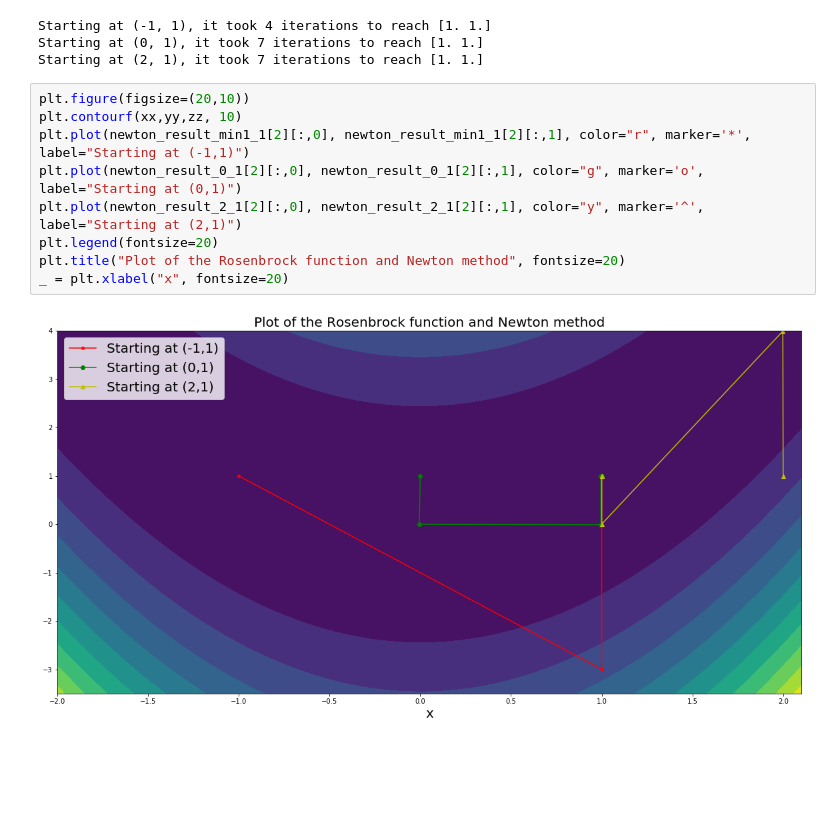
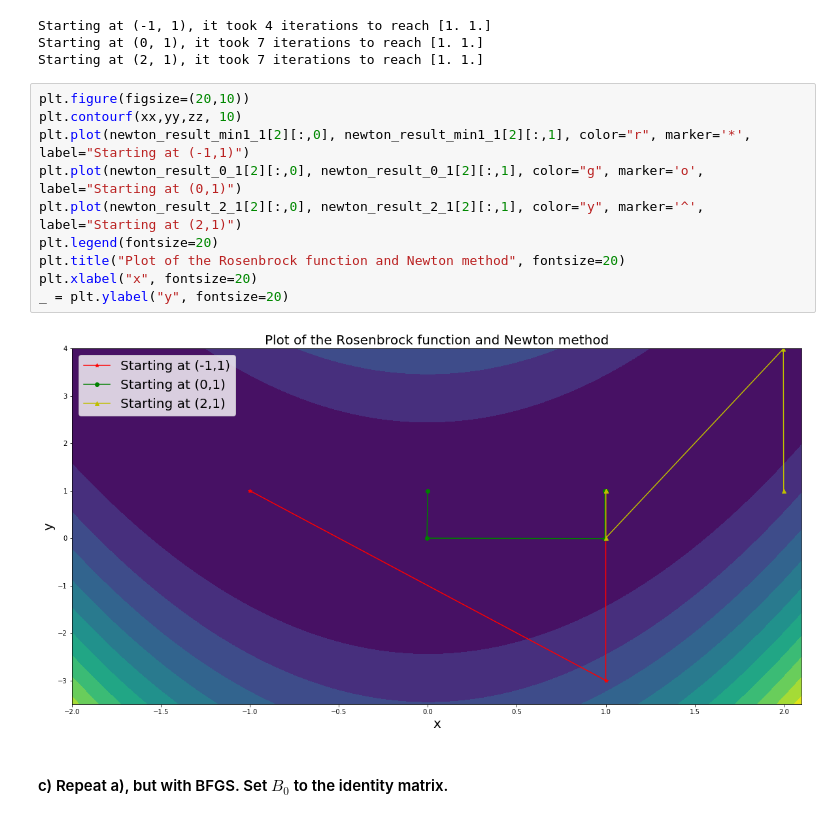
Before and after one commit to jonathanGB/am205, a Jupyter notebook: 5/AM205_HW5.ipynb, the cells around one changed output. Cells and saved outputs as stored; diff of their text form; blank space fills up the shorter version.

```diff
--- a/5/AM205_HW5.ipynb
+++ b/5/AM205_HW5.ipynb
@@ -145,11 +145,14 @@ Starting at (2, 1), it took 7 iterations to reach [1. 1.]
 # %%
 plt.figure(figsize=(20,10))
 plt.contourf(xx,yy,zz, 10)
 plt.plot(newton_result_min1_1[2][:,0], newton_result_min1_1[2][:,1], color="r", marker='*', label="Starting at (-1,1)")
 plt.plot(newton_result_0_1[2][:,0], newton_result_0_1[2][:,1], color="g", marker='o', label="Starting at (0,1)")
 plt.plot(newton_result_2_1[2][:,0], newton_result_2_1[2][:,1], color="y", marker='^', label="Starting at (2,1)")
 plt.legend(fontsize=20)
 plt.title("Plot of the Rosenbrock function and Newton method", fontsize=20)
-_ = plt.xlabel("x", fontsize=20)
+plt.xlabel("x", fontsize=20)
+_ = plt.ylabel("y", fontsize=20)
 # %% [output]
-[figure, old version]
+[figure, new version]
+# %% [markdown]
+#### c) Repeat a), but with BFGS. Set $B_0$ to the identity matrix.
```
Also changed, not shown: parts of 3 cells of this notebook.
